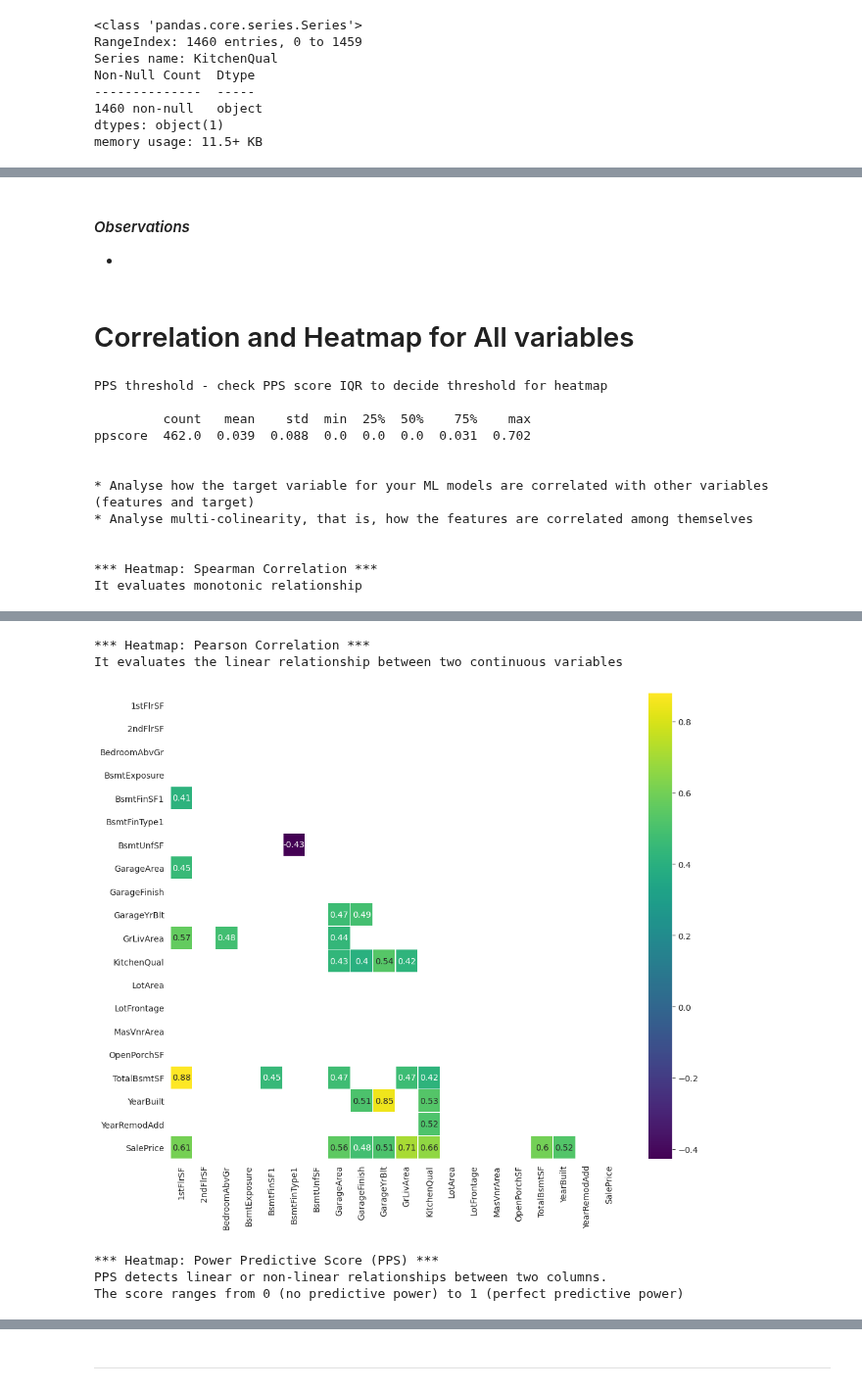
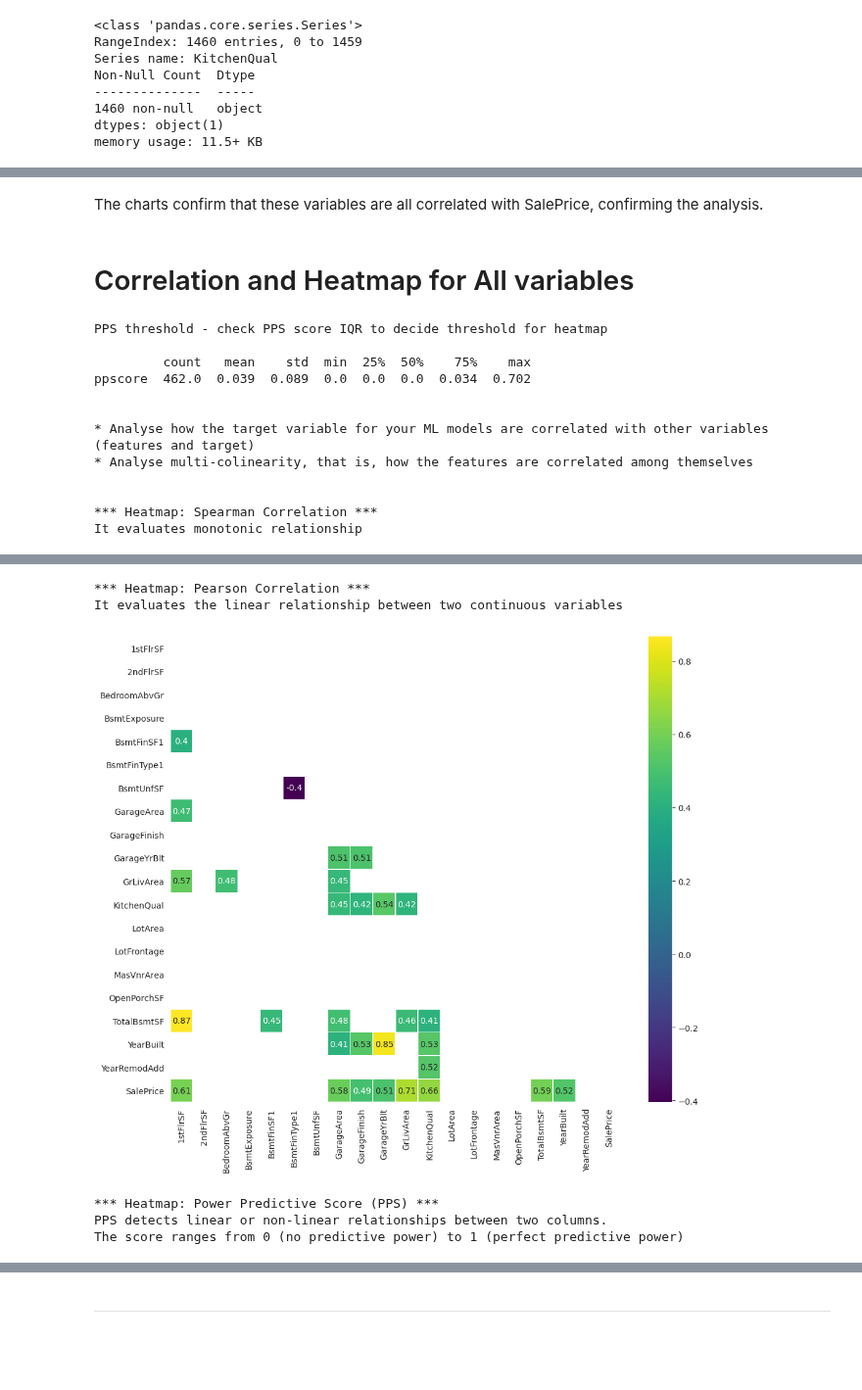
Before and after one commit to JL-14/milestone-project-housing-issues, a Jupyter notebook: jupyter_notebooks/Notebook_3_Correlation_PPS_Analysis.ipynb, the cells around one changed output, grey strips where cells are left out. Shown at 98% size. Cells and saved outputs as stored; diff of their text form; code cells hidden in the pictures; blank space fills up the shorter version.

```diff
--- a/jupyter_notebooks/Notebook_3_Correlation_PPS_Analysis.ipynb
+++ b/jupyter_notebooks/Notebook_3_Correlation_PPS_Analysis.ipynb
@@ -51,8 +46,8 @@ Load dataset and confirm no missing data
 # %%
 # Load dataset
 import pandas as pd
-df_houseprices = pd.read_csv(f"/workspace/milestone-project-housing-issues/outputs/datasets/cleaned/HousePricesClean.csv")
-df_houseprices.head()
+df_houseprices_corr = pd.read_csv(f"/workspace/milestone-project-housing-issues/outputs/datasets/cleaned/HousePricesClean.csv")
+df_houseprices_corr.head()
 # %% [output]
 |  | 1stFlrSF | 2ndFlrSF | BedroomAbvGr | BsmtExposure | BsmtFinSF1 | BsmtFinType1 | BsmtUnfSF | GarageArea | ... |
 | 0 | 856 | 854 | 3 | No | 706 | GLQ | 150 | 548 | ... |
@@ -86,0 +129,3 @@ dtype: int64
+# %%
+for col in df_houseprices_corr.select_dtypes(include='object').columns:
+    print(f"{col}: {df_houseprices_corr[col].unique()}")
@@ -86,0 +147,13 @@ dtype: int64
+# %%
+# Recode to change object variables to integer with labels mapped
+mappings = {
+    'BsmtExposure': {'None': 0, 'No': 1, 'Mn': 2, 'Av': 3, 'Gd': 4},
+    'BsmtFinType1': {'None': 0, 'Missing': 0, 'Unf': 1, 'LwQ': 2, 'Rec': 3, 'BLQ': 4, 'ALQ': 5, 'GLQ': 6},
+    'GarageFinish': {'None': 0, 'Missing': 0, 'Unf': 1, 'RFn': 2, 'Fin': 3},
+    'KitchenQual': {'Fa': 1, 'TA': 2, 'Gd': 3, 'Ex': 4}
+}
+
+for col, mapping in mappings.items():
+    df_houseprices_corr[col] = df_houseprices_corr[col].map(mapping).astype(int)
+
+df_houseprices_corr.head()
@@ -476,7 +452,5 @@ for col in vars_to_display:
-# %% [markdown]
-#### *Observations*
-
-*
+# %% [markdown]
+The charts confirm that these variables are all correlated with SalePrice, confirming the analysis.
 # %% [markdown]
 # Correlation and Heatmap for All variables
 # %%
@@ -486,39 +460,39 @@ import seaborn as sns
 import ppscore as pps
 
 
-def heatmap_corr(df_houseprices, threshold, figsize=(20, 12), font_annot=8):
-  if len(df_houseprices.columns) > 1:
-    mask = np.zeros_like(df_houseprices, dtype=np.bool)
+def heatmap_corr(df_houseprices_corr, threshold, figsize=(20, 12), font_annot=8):
+  if len(df_houseprices_corr.columns) > 1:
+    mask = np.zeros_like(df_houseprices_corr, dtype=np.bool)
     mask[np.triu_indices_from(mask)] = True
-    mask[abs(df_houseprices) < threshold] = True
+    mask[abs(df_houseprices_corr) < threshold] = True
 
     fig, axes = plt.subplots(figsize=figsize)
-    sns.heatmap(df_houseprices, annot=True, xticklabels=True, yticklabels=True,
+    sns.heatmap(df_houseprices_corr, annot=True, xticklabels=True, yticklabels=True,
           mask=mask, cmap='viridis', annot_kws={"size": font_annot}, ax=axes,
           linewidth=0.5
           )
-    axes.set_yticklabels(df_houseprices.columns, rotation=0)
-    plt.ylim(len(df_houseprices.columns), 0)
+    axes.set_yticklabels(df_houseprices_corr.columns, rotation=0)
+    plt.ylim(len(df_houseprices_corr.columns), 0)
     plt.show()
 
 
-def heatmap_pps(df_houseprices, threshold, figsize=(20, 12), font_annot=8):
-  if len(df_houseprices.columns) > 1:
-    mask = np.zeros_like(df_houseprices, dtype=np.bool)
-    mask[abs(df_houseprices) < threshold] = True
+def heatmap_pps(df_houseprices_corr, threshold, figsize=(20, 12), font_annot=8):
+  if len(df_houseprices_corr.columns) > 1:
+    mask = np.zeros_like(df_houseprices_corr, dtype=np.bool)
+    mask[abs(df_houseprices_corr) < threshold] = True
     fig, ax = plt.subplots(figsize=figsize)
-    ax = sns.heatmap(df_houseprices, annot=True, xticklabels=True, yticklabels=True,
+    ax = sns.heatmap(df_houseprices_corr, annot=True, xticklabels=True, yticklabels=True,
              mask=mask, cmap='rocket_r', annot_kws={"size": font_annot},
              linewidth=0.05, linecolor='grey')
-    plt.ylim(len(df_houseprices.columns), 0)
+    plt.ylim(len(df_houseprices_corr.columns), 0)
     plt.show()
 
 
-def CalculateCorrAndPPS(df_houseprices):
-  df_corr_spearman = df_houseprices.corr(method="spearman")
-  df_corr_pearson = df_houseprices.corr(method="pearson")
+def CalculateCorrAndPPS(df_houseprices_corr):
+  df_corr_spearman = df_houseprices_corr.corr(method="spearman")
+  df_corr_pearson = df_houseprices_corr.corr(method="pearson")
 
-  pps_matrix_raw = pps.matrix(df_houseprices)
+  pps_matrix_raw = pps.matrix(df_houseprices_corr)
   pps_matrix = pps_matrix_raw.filter(['x', 'y', 'ppscore']).pivot(columns='x', index='y', values='ppscore')
 
   pps_score_stats = pps_matrix_raw.query("ppscore < 1").filter(['ppscore']).describe().T
@@ -538,20 +512,20 @@ def DisplayCorrAndPPS(df_corr_pearson, df_corr_spearman, pps_matrix, CorrThresho
   print("\n")
   print("*** Heatmap: Spearman Correlation ***")
   print("It evaluates monotonic relationship \n")
-  heatmap_corr(df_houseprices=df_corr_spearman, threshold=CorrThreshold, figsize=figsize, font_annot=font_annot)
+  heatmap_corr(df_houseprices_corr=df_corr_spearman, threshold=CorrThreshold, figsize=figsize, font_annot=font_annot)
 
   print("\n")
   print("*** Heatmap: Pearson Correlation ***")
   print("It evaluates the linear relationship between two continuous variables \n")
-  heatmap_corr(df_houseprices=df_corr_pearson, threshold=CorrThreshold, figsize=figsize, font_annot=font_annot)
+  heatmap_corr(df_houseprices_corr=df_corr_pearson, threshold=CorrThreshold, figsize=figsize, font_annot=font_annot)
 
   print("\n")
   print("*** Heatmap: Power Predictive Score (PPS) ***")
   print(f"PPS detects linear or non-linear relationships between two columns.\n"
      f"The score ranges from 0 (no predictive power) to 1 (perfect predictive power) \n")
-  heatmap_pps(df_houseprices=pps_matrix, threshold=PPS_Threshold, figsize=figsize, font_annot=font_annot)
+  heatmap_pps(df_houseprices_corr=pps_matrix, threshold=PPS_Threshold, figsize=figsize, font_annot=font_annot)
 
-df_corr_pearson, df_corr_spearman, pps_matrix = CalculateCorrAndPPS(df_houseprices)
+df_corr_pearson, df_corr_spearman, pps_matrix = CalculateCorrAndPPS(df_houseprices_corr)
 
 DisplayCorrAndPPS(df_corr_pearson = df_corr_pearson,
          df_corr_spearman = df_corr_spearman,
@@ -562,7 +536,7 @@ DisplayCorrAndPPS(df_corr_pearson = df_corr_pearson,
 PPS threshold - check PPS score IQR to decide threshold for heatmap
 
          count   mean    std  min  25%  50%    75%    max
-ppscore  462.0  0.039  0.088  0.0  0.0  0.0  0.031  0.702
+ppscore  462.0  0.039  0.089  0.0  0.0  0.0  0.034  0.702
 
 
 * Analyse how the target variable for your ML models are correlated with other variables (features and target)
@@ -575,6 +549,6 @@ It evaluates monotonic relationship
 *** Heatmap: Pearson Correlation ***
 It evaluates the linear relationship between two continuous variables
-[figure, old version]
+[figure, new version]
 *** Heatmap: Power Predictive Score (PPS) ***
 PPS detects linear or non-linear relationships between two columns.
 The score ranges from 0 (no predictive power) to 1 (perfect predictive power)
```
Also changed, not shown: parts of 46 cells of this notebook, 8 other files.
